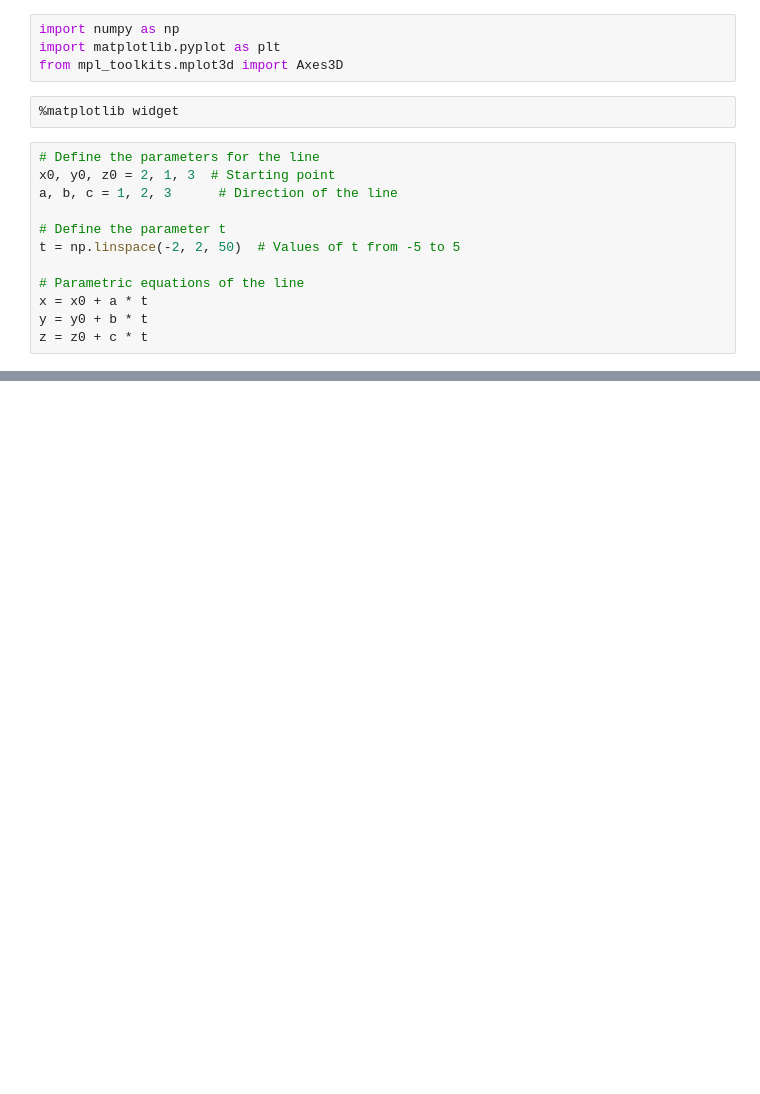
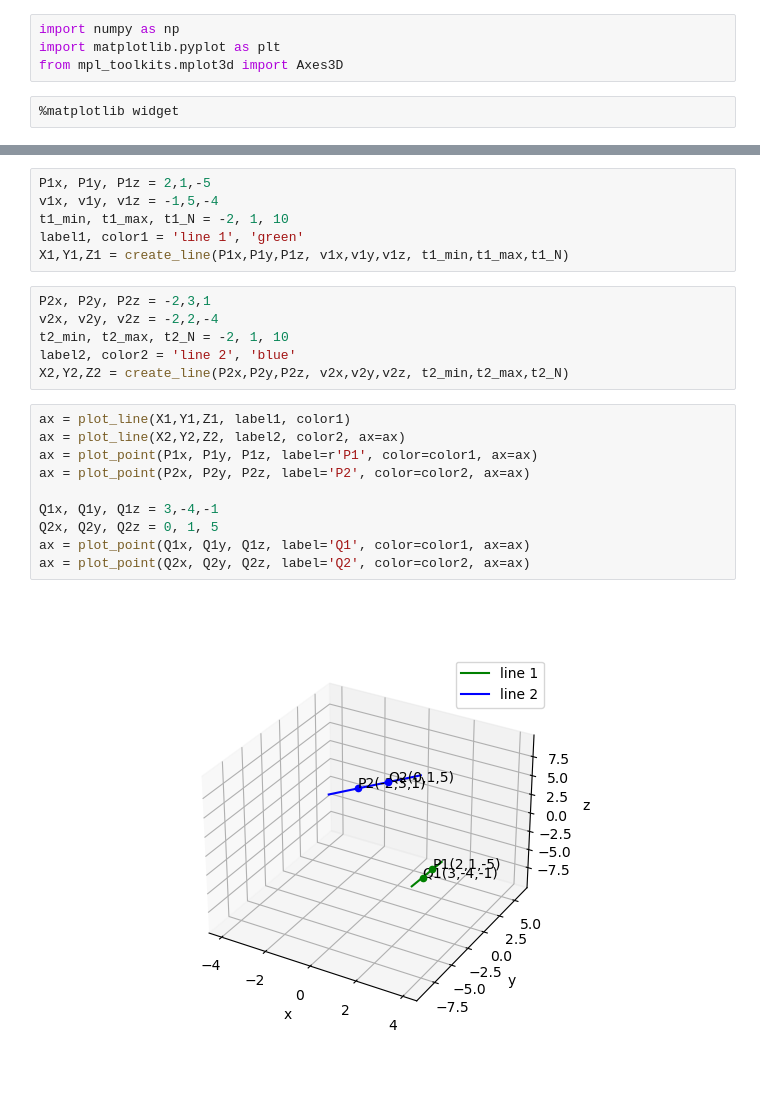
Before and after one commit to 4ndres-0rdonez/lines-and-planes, a Jupyter notebook: plot_line.ipynb, the cells around one changed output, grey strips where cells are left out. Saved outputs shown, nothing was run; the diff lists cells and outputs as text; blank space fills up the shorter version.

```diff
--- a/plot_line.ipynb
+++ b/plot_line.ipynb
@@ -4,15 +4,3 @@ import matplotlib.pyplot as plt
 from mpl_toolkits.mplot3d import Axes3D
 # %%
 %matplotlib widget
-# %%
-# Define the parameters for the line
-x0, y0, z0 = 2, 1, 3  # Starting point
-a, b, c = 1, 2, 3      # Direction of the line
-
-# Define the parameter t
-t = np.linspace(-2, 2, 50)  # Values of t from -5 to 5
-
-# Parametric equations of the line
-x = x0 + a * t
-y = y0 + b * t
-z = z0 + c * t
@@ -50,0 +44,24 @@ matplotlib.__version__
+# %%
+P1x, P1y, P1z = 2,1,-5
+v1x, v1y, v1z = -1,5,-4
+t1_min, t1_max, t1_N = -2, 1, 10
+label1, color1 = 'line 1', 'green'
+X1,Y1,Z1 = create_line(P1x,P1y,P1z, v1x,v1y,v1z, t1_min,t1_max,t1_N)
+# %%
+P2x, P2y, P2z = -2,3,1
+v2x, v2y, v2z = -2,2,-4
+t2_min, t2_max, t2_N = -2, 1, 10
+label2, color2 = 'line 2', 'blue'
+X2,Y2,Z2 = create_line(P2x,P2y,P2z, v2x,v2y,v2z, t2_min,t2_max,t2_N)
+# %%
+ax = plot_line(X1,Y1,Z1, label1, color1)
+ax = plot_line(X2,Y2,Z2, label2, color2, ax=ax)
+ax = plot_point(P1x, P1y, P1z, label=r'P1', color=color1, ax=ax)
+ax = plot_point(P2x, P2y, P2z, label='P2', color=color2, ax=ax)
+
+Q1x, Q1y, Q1z = 3,-4,-1
+Q2x, Q2y, Q2z = 0, 1, 5
+ax = plot_point(Q1x, Q1y, Q1z, label='Q1', color=color1, ax=ax)
+ax = plot_point(Q2x, Q2y, Q2z, label='Q2', color=color2, ax=ax)
+# %% [output]
+[figure, added]
```
Also changed, not shown: parts of 4 cells of this notebook.
